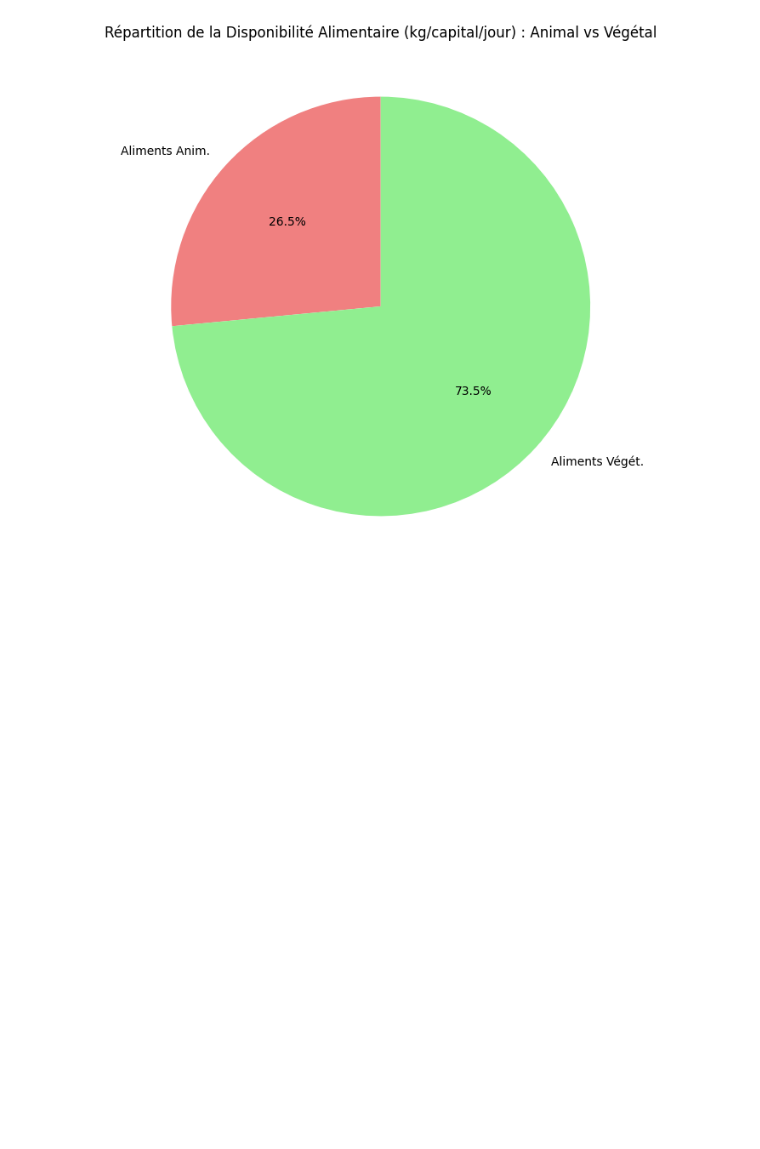
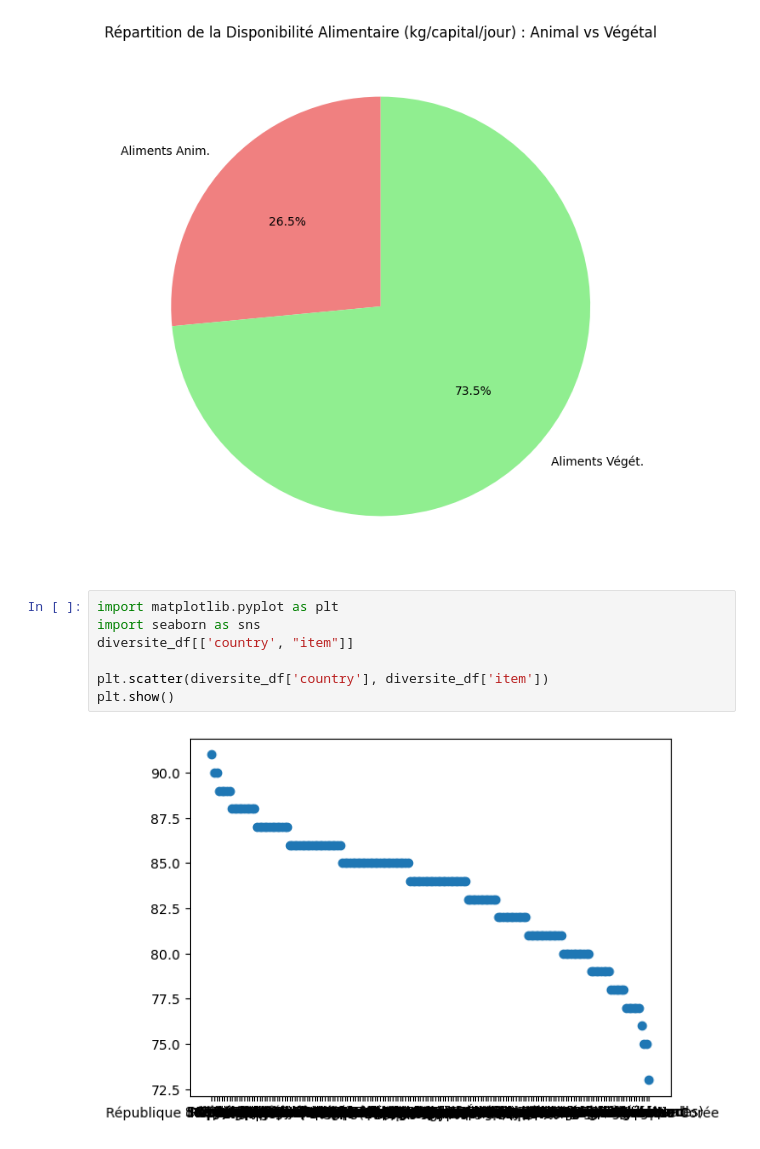
Before and after one commit to Melobgn/Brief-pandas-SEM, a Jupyter notebook: dataframes.ipynb, the cells around one changed output. Cells and saved outputs as stored; diff of their text form; blank space fills up the shorter version.

```diff
--- a/dataframes.ipynb
+++ b/dataframes.ipynb
@@ -488,3 +513,12 @@ plt.title('Répartition de la Disponibilité Alimentaire (kg/capital/jour) : Ani
 plt.show()
 # %% [output]
 [figure]
+# %%
+import matplotlib.pyplot as plt
+import seaborn as sns
+diversite_df[['country', "item"]]
+
+plt.scatter(diversite_df['country'], diversite_df['item'])
+plt.show()
+# %% [output]
+[figure, added]
```
Also changed, not shown: parts of 6 cells of this notebook, 4 other files.
